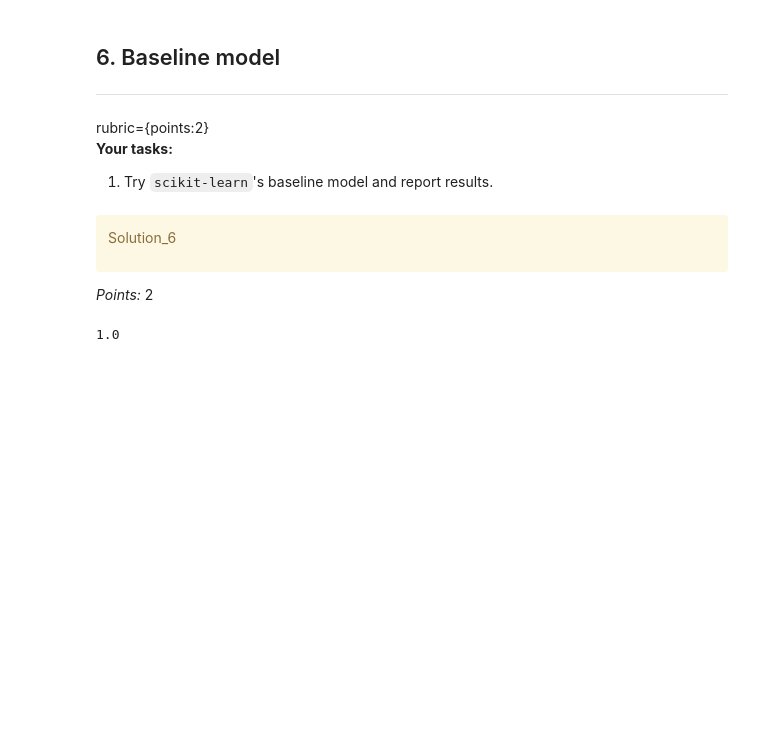
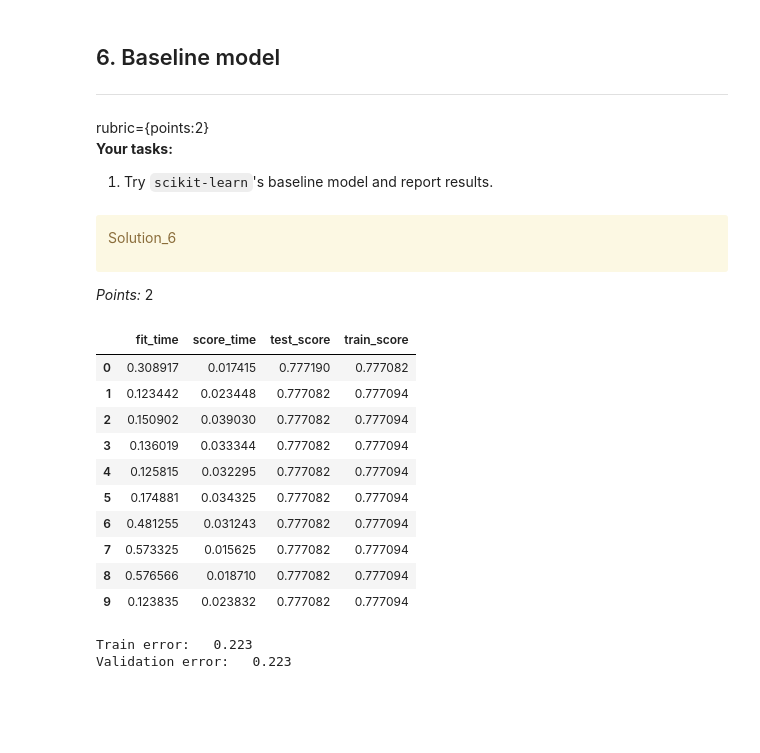
Before and after one commit to aneeshanavlakha/hw5, a Jupyter notebook: hw5.ipynb, the cells around one changed output. Drawn from its saved outputs; the diff is of its cells as text; code cells hidden in the pictures; blank space fills up the shorter version.

```diff
--- a/hw5.ipynb
+++ b/hw5.ipynb
@@ -419,18 +415,12 @@ std_feats = [
     "PAY_AMT5",
     "PAY_AMT6"
 ]  # standard scaling
-ordinal_feats = ["EDUCATION", "PAY_0", "PAY_2", "PAY_3", "PAY_4", "PAY_5", "PAY_6"]  # ordinal encoding
-#categorical_feats = ["MARRIAGE"]  # categorical
-binary_feats = ["MARRIAGE"]  # binary
-#passthrough_feats = []  # do not apply any transformation
+categorical_feats = ["MARRIAGE", "EDUCATION", "PAY_0", "PAY_2", "PAY_3", "PAY_4", "PAY_5", "PAY_6"]  # one-hot encoding
 drop_feats = ["SEX", "ID"]  # do not include these features in modeling
 # %%
 ct = make_column_transformer(
     (StandardScaler(), std_feats),
-    #(OneHotEncoder(), categorical_feats),
-    (OrdinalEncoder(dtype=int), ordinal_feats),
-    (OneHotEncoder(handle_unknown='ignore', drop='if_binary'), binary_feats),
-    # ('passthrough', passthrough_feats),
+    (OneHotEncoder(handle_unknown='ignore'), categorical_feats),
     ("drop", drop_feats),
 )
 # %% [markdown]
@@ -471,4 +450,24 @@ y_pred = pipeline.predict(X_test)
-# %%
-pipeline.score(X_test, y_pred)
-# %% [output]
-1.0
+# %%
+dummy_clf = DummyClassifier(strategy="most_frequent")
+
+pipeline = make_pipeline(ct, dummy_clf)
+scores = cross_validate(pipeline, X_train, y_train, cv=10, return_train_score=True)
+pd.DataFrame(scores)
+# %% [output]
+|  | fit_time | score_time | test_score | train_score |
+| 0 | 0.308917 | 0.017415 | 0.777190 | 0.777082 |
+| 1 | 0.123442 | 0.023448 | 0.777082 | 0.777094 |
+| 2 | 0.150902 | 0.039030 | 0.777082 | 0.777094 |
+| 3 | 0.136019 | 0.033344 | 0.777082 | 0.777094 |
+| 4 | 0.125815 | 0.032295 | 0.777082 | 0.777094 |
+| 5 | 0.174881 | 0.034325 | 0.777082 | 0.777094 |
+| 6 | 0.481255 | 0.031243 | 0.777082 | 0.777094 |
+| 7 | 0.573325 | 0.015625 | 0.777082 | 0.777094 |
+| 8 | 0.576566 | 0.018710 | 0.777082 | 0.777094 |
+| 9 | 0.123835 | 0.023832 | 0.777082 | 0.777094 |
+# %%
+print("Train error:   %0.3f" % (1 - np.mean(scores["train_score"])))
+print("Validation error:   %0.3f" % (1 - np.mean(scores["test_score"])))
+# %% [output]
+Train error:   0.223
+Validation error:   0.223
```
Also changed, not shown: parts of 63 cells of this notebook.
